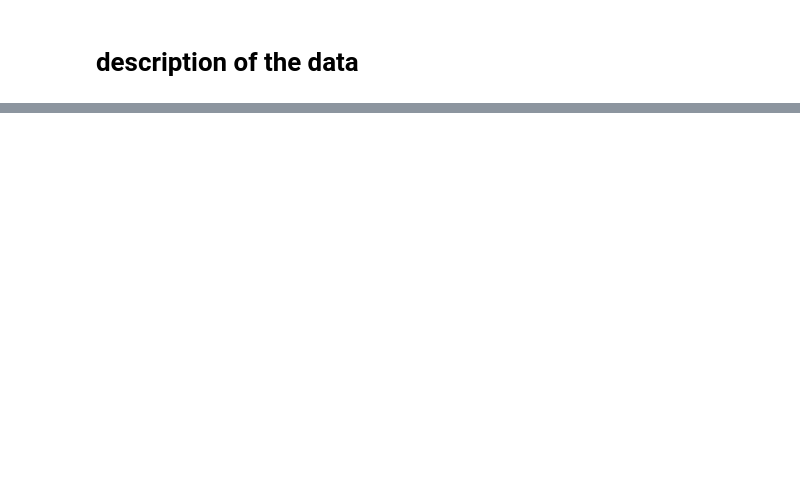
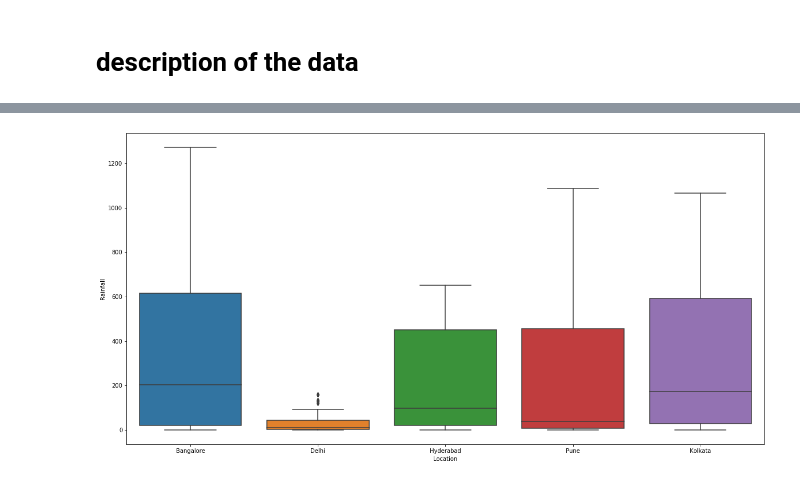
Before and after one commit to sungunact/stats, a Jupyter notebook: Team-7-Statistics-Raghu.ipynb, the cells around one changed output, grey strips where cells are left out. Saved outputs shown, nothing was run; the diff lists cells and outputs as text; code cells hidden in the pictures; blank space fills up the shorter version.

```diff
--- a/Team-7-Statistics-Raghu.ipynb
+++ b/Team-7-Statistics-Raghu.ipynb
@@ -117,0 +127,5 @@ plt.plot(data['CW'] ,data['Bangalore_Price'])
+# %%
+sns.boxplot(x='Location',y='Rainfall', data=data)
+plt.show()
+# %% [output]
+[figure, added]
```
Also changed, not shown: parts of 12 cells of this notebook, 1 other file.
